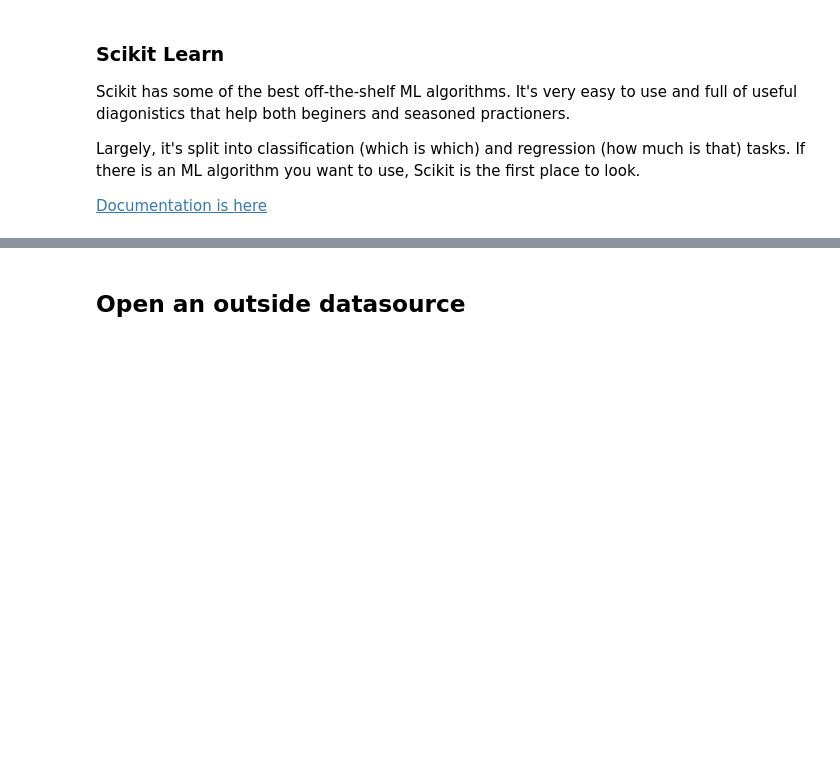
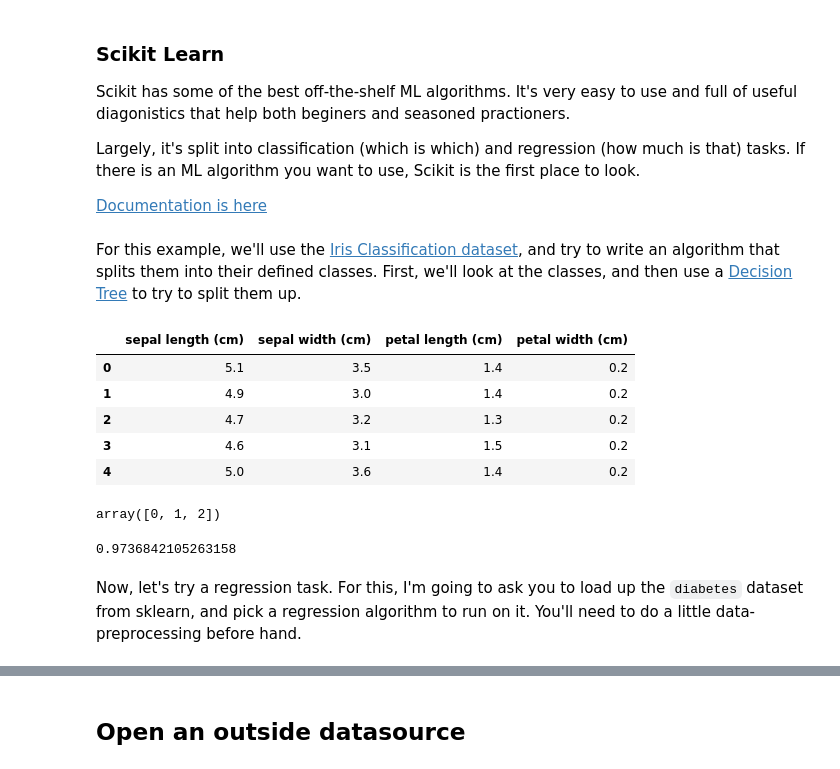
Before and after one commit to BNL-Fermilab-RENEW/tutorials_2023, a Jupyter notebook: introduction.ipynb, the cells around one changed output, grey strips where cells are left out. Drawn from its saved outputs; the diff is of its cells as text; code cells hidden in the pictures; blank space fills up the shorter version.

Commit message:
sklearn stuff

```diff
--- a/introduction.ipynb
+++ b/introduction.ipynb
@@ -332,0 +316,3 @@ If there is an ML algorithm you want to use, Scikit is the first place to look.
+# %% [markdown]
+For this example, we'll use the [Iris Classification dataset](https://scikit-learn.org/stable/modules/generated/sklearn.datasets.load_iris.html#sklearn.datasets.load_iris), and try to write an algorithm that splits them into their defined classes.
+First, we'll look at the classes, and then use a [Decision Tree]() to try to split them up.
@@ -332,0 +326,18 @@ If there is an ML algorithm you want to use, Scikit is the first place to look.
+# %%
+iris_features, iris_labels = load_iris(return_X_y=True, as_frame=True)
+# This is automatically split in labels (thing we want to get out of the model), and features (thing the model uses to learn)
+iris_features.head()
+# %% [output]
+|  | sepal length (cm) | sepal width (cm) | petal length (cm) | petal width (cm) |
+| 0 | 5.1 | 3.5 | 1.4 | 0.2 |
+| 1 | 4.9 | 3.0 | 1.4 | 0.2 |
+| 2 | 4.7 | 3.2 | 1.3 | 0.2 |
+| 3 | 4.6 | 3.1 | 1.5 | 0.2 |
+| 4 | 5.0 | 3.6 | 1.4 | 0.2 |
+# %%
+# Let's look at our possible classes:
+iris_labels.unique() # Just numbers huh?
+
+# If you look at the documentation, you can see this corresponds to 'setosa', 'versicolor', and 'virginica'.
+# %% [output]
+array([0, 1, 2])
@@ -332,0 +349,13 @@ If there is an ML algorithm you want to use, Scikit is the first place to look.
+# %%
+# Now we get to use the classifier
+tree = DecisionTreeClassifier().fit(feature_train, label_train) # trees are pretty simply so they're VERY fast to train
+
+# Let's see how good it is
+tree_predictions = tree.predict(feature_test)
+accuracy_score(label_test, tree_predictions) # Not bad!
+# %% [output]
+0.9736842105263158
+# %% [markdown]
+Now, let's try a regression task.
+For this, I'm going to ask you to load up the `diabetes` dataset from sklearn, and pick a regression algorithm to run on it.
+You'll need to do a little data-preprocessing before hand.
```
Also changed, not shown: parts of 25 cells of this notebook.
